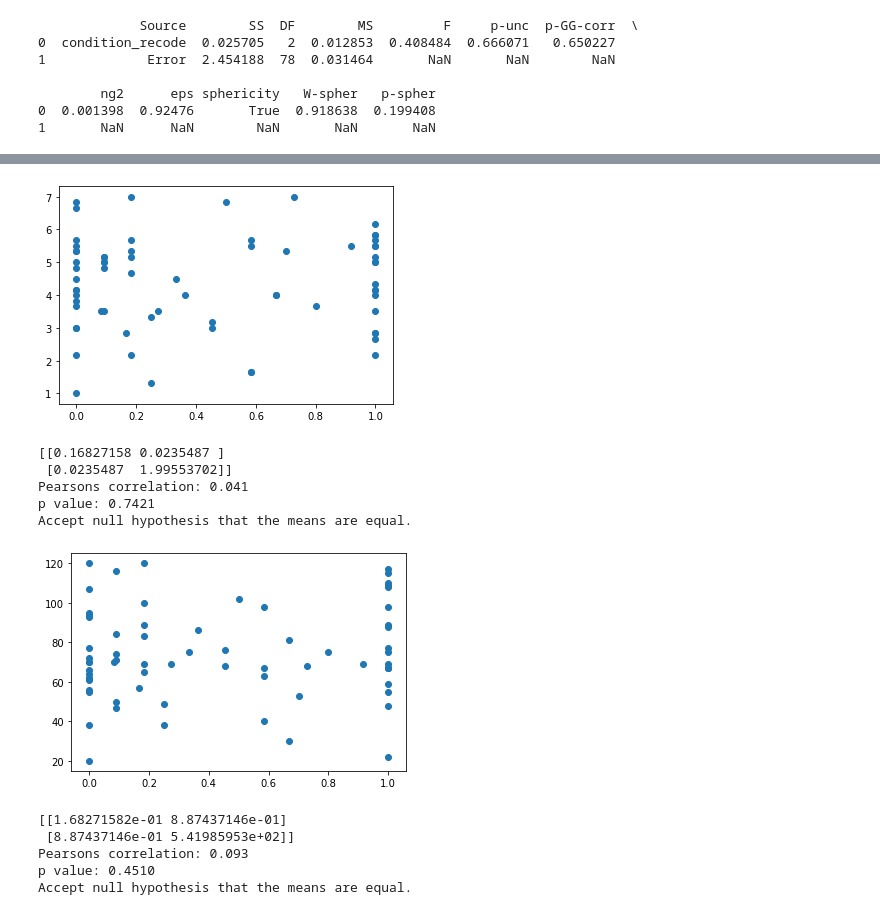
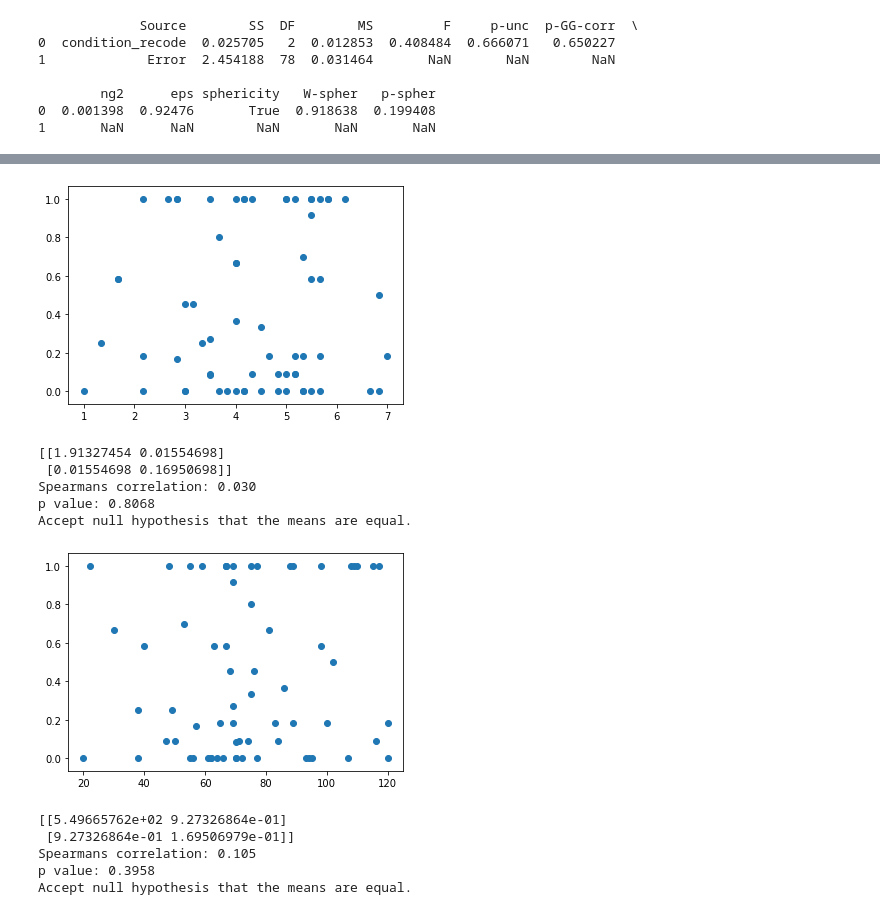
Before and after one commit to fareri-lab/Rejection_Choice, a Jupyter notebook: RMAnova w Pingouin_7.18.23.ipynb, the cells around one changed output, grey strips where cells are left out. Saved outputs shown, nothing was run; the diff lists cells and outputs as text; code cells hidden in the pictures.

```diff
--- a/RMAnova w Pingouin_7.18.23.ipynb
+++ b/RMAnova w Pingouin_7.18.23.ipynb
@@ -387,36 +402,37 @@ p value: 0.3392
 Accept null hypothesis that the means are equal.
 # %%
 # prop_choicerej // erq emotional cogreappraisal
-pyplot.scatter(rejchoice, erq['ERQ_cogreappraisal'])
+pyplot.scatter(erq['ERQ_cogreappraisal'],rejchoice)
 pyplot.show()
-covariance = cov(rejchoice, erq['ERQ_cogreappraisal'])
+covariance = cov(erq['ERQ_cogreappraisal'],rejchoice)
 print(covariance)
-corr, _ = pearsonr(rejchoice, erq['ERQ_cogreappraisal'])
-print('Pearsons correlation: %.3f' % corr)
-r,p = scipy.stats.pearsonr(rejchoice, erq['ERQ_cogreappraisal'])
+corr, _ = spearmanr(erq['ERQ_cogreappraisal'],rejchoice)
+print('Spearmans correlation: %.3f' % corr)
+r,p = scipy.stats.spearmanr(erq['ERQ_cogreappraisal'],rejchoice)
 print('p value: %.4f' % p)
 
 alpha = 0.10
 if p > alpha:
  print('Accept null hypothesis that the means are equal.')
 else:
     print('Reject the null hypothesis that the means are equal.')
 # %% [output]
-[figure, old version]
+[figure, new version]
-[[0.16827158 0.0235487 ]
- [0.0235487  1.99553702]]
-Pearsons correlation: 0.041
-p value: 0.7421
+[[1.91327454 0.01554698]
+ [0.01554698 0.16950698]]
+Spearmans correlation: 0.030
+p value: 0.8068
 Accept null hypothesis that the means are equal.
 # %%
 # prop_choicerej // scs
-pyplot.scatter(rejchoice, scs["SCS_score"])
+
+pyplot.scatter(scs["SCS_score"],rejchoice)
 pyplot.show()
-covariance = cov(rejchoice, scs["SCS_score"])
+covariance = cov(scs["SCS_score"],rejchoice)
 print(covariance)
-corr, _ = pearsonr(rejchoice, scs["SCS_score"])
-print('Pearsons correlation: %.3f' % corr)
-r,p = scipy.stats.pearsonr(rejchoice, scs["SCS_score"])
+corr, _ = spearmanr(scs["SCS_score"],rejchoice)
+print('Spearmans correlation: %.3f' % corr)
+r,p = scipy.stats.spearmanr(scs["SCS_score"],rejchoice)
 print('p value: %.4f' % p)
 
 alpha = 0.10
@@ -425,11 +441,11 @@ if p > alpha:
 else:
     print('Reject the null hypothesis that the means are equal.')
 # %% [output]
-[figure, old version]
+[figure, new version]
-[[1.68271582e-01 8.87437146e-01]
- [8.87437146e-01 5.41985953e+02]]
-Pearsons correlation: 0.093
-p value: 0.4510
+[[5.49665762e+02 9.27326864e-01]
+ [9.27326864e-01 1.69506979e-01]]
+Spearmans correlation: 0.105
+p value: 0.3958
 Accept null hypothesis that the means are equal.
 # %%
 # prop_choicerej // srq admiration
```
Also changed, not shown: parts of 40 cells of this notebook, 19 other files.
